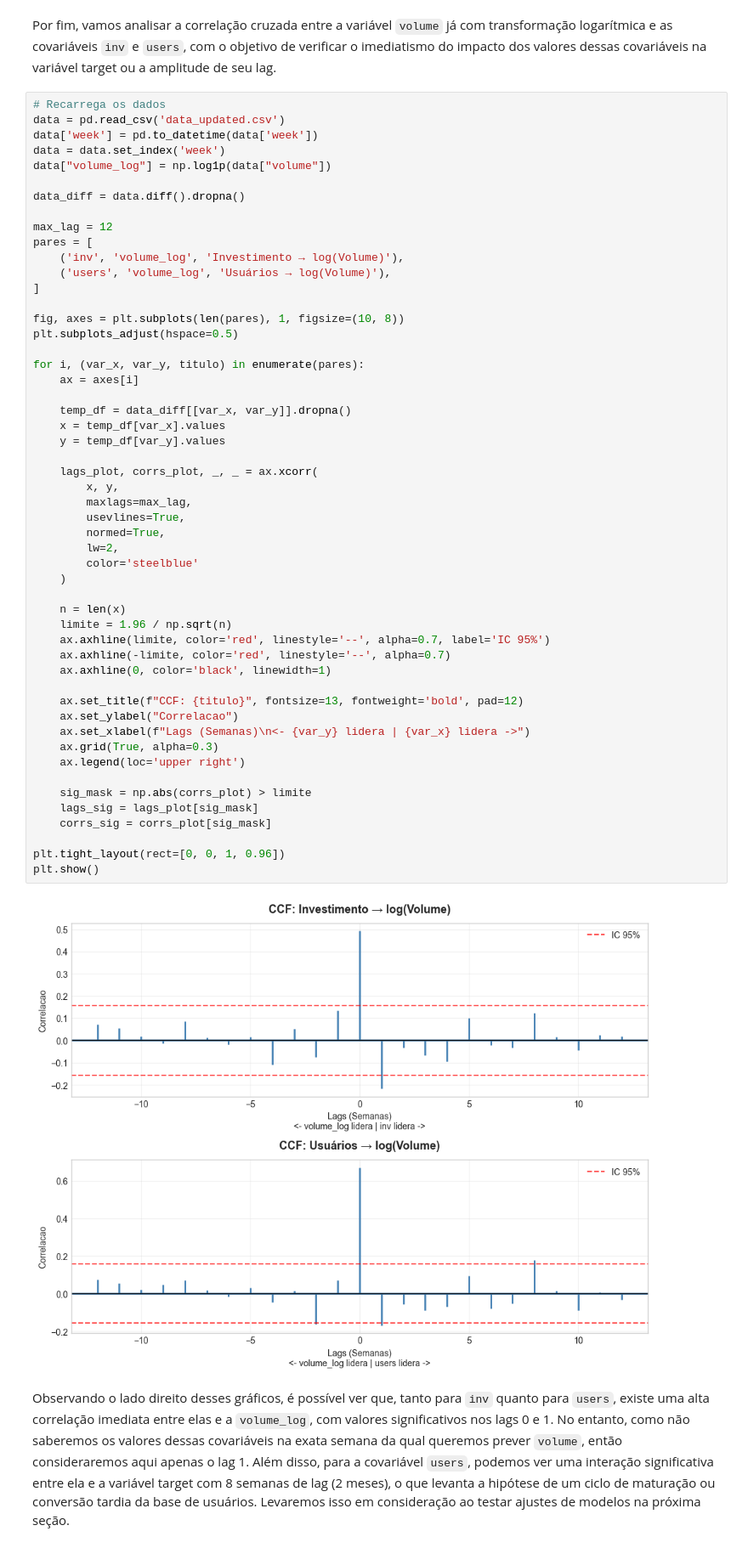
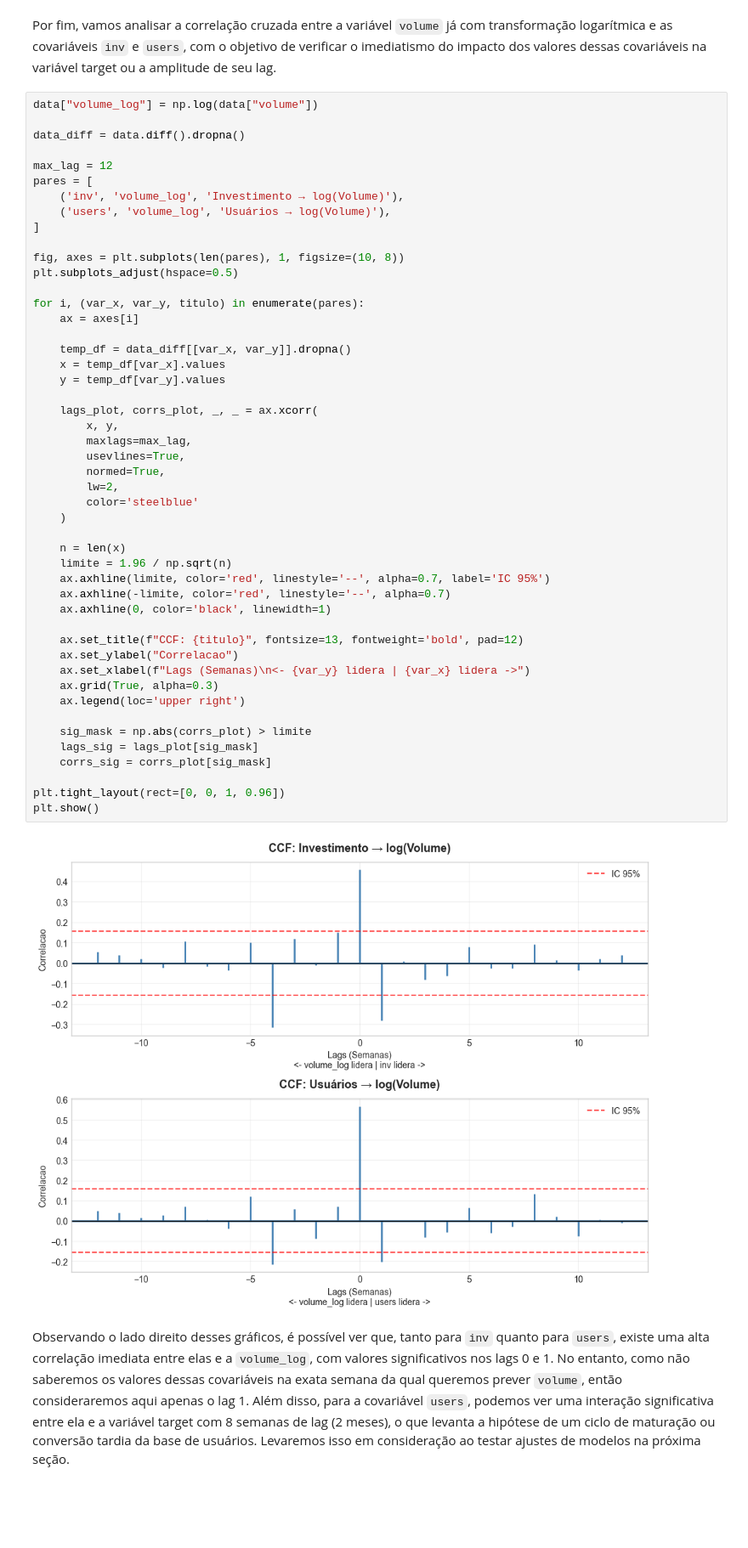
Before and after one commit to kauanmaf/Time-Series-A2, a Jupyter notebook: relatorio.ipynb, the cells around one changed output. Shown at 85% size. Saved outputs shown, nothing was run; the diff lists cells and outputs as text; blank space fills up the shorter version.

```diff
--- a/relatorio.ipynb
+++ b/relatorio.ipynb
@@ -298,11 +301,7 @@ Pode-se ver que ambas as variáveis possuem certa correlação com a variável t
 # %% [markdown]
 Por fim, vamos analisar a correlação cruzada entre a variável `volume` já com transformação logarítmica e as covariáveis `inv` e `users`, com o objetivo de verificar o imediatismo do impacto dos valores dessas covariáveis na variável target ou a amplitude de seu lag.
 # %%
-# Recarrega os dados
-data = pd.read_csv('data_updated.csv')
-data['week'] = pd.to_datetime(data['week'])
-data = data.set_index('week')
-data["volume_log"] = np.log1p(data["volume"])
+data["volume_log"] = np.log(data["volume"])
 
 data_diff = data.diff().dropna()
 
@@ -323,33 +322,33 @@ for i, (var_x, var_y, titulo) in enumerate(pares):
     y = temp_df[var_y].values
 
     lags_plot, corrs_plot, _, _ = ax.xcorr(
         x, y,
         maxlags=max_lag,
         usevlines=True,
         normed=True,
         lw=2,
         color='steelblue'
     )
 
     n = len(x)
     limite = 1.96 / np.sqrt(n)
     ax.axhline(limite, color='red', linestyle='--', alpha=0.7, label='IC 95%')
     ax.axhline(-limite, color='red', linestyle='--', alpha=0.7)
     ax.axhline(0, color='black', linewidth=1)
 
     ax.set_title(f"CCF: {titulo}", fontsize=13, fontweight='bold', pad=12)
     ax.set_ylabel("Correlacao")
     ax.set_xlabel(f"Lags (Semanas)\n<- {var_y} lidera | {var_x} lidera ->")
     ax.grid(True, alpha=0.3)
     ax.legend(loc='upper right')
 
     sig_mask = np.abs(corrs_plot) > limite
     lags_sig = lags_plot[sig_mask]
     corrs_sig = corrs_plot[sig_mask]
 
 plt.tight_layout(rect=[0, 0, 1, 0.96])
 plt.show()
 # %% [output]
-[figure, old version]
+[figure, new version]
 # %% [markdown]
 Observando o lado direito desses gráficos, é possível ver que, tanto para `inv` quanto para `users`, existe uma alta correlação imediata entre elas e a `volume_log`, com valores significativos nos lags 0 e 1. No entanto, como não saberemos os valores dessas covariáveis na exata semana da qual queremos prever `volume`, então consideraremos aqui apenas o lag 1. Além disso, para a covariável `users`, podemos ver uma interação significativa entre ela e a variável target com 8 semanas de lag (2 meses), o que levanta a hipótese de um ciclo de maturação ou conversão tardia da base de usuários. Levaremos isso em consideração ao testar ajustes de modelos na próxima seção.
```
Also changed, not shown: parts of 9 cells of this notebook.
